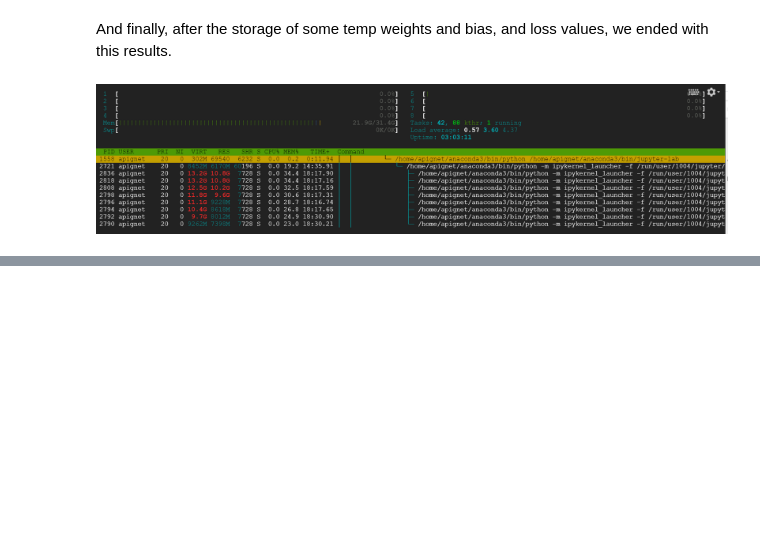
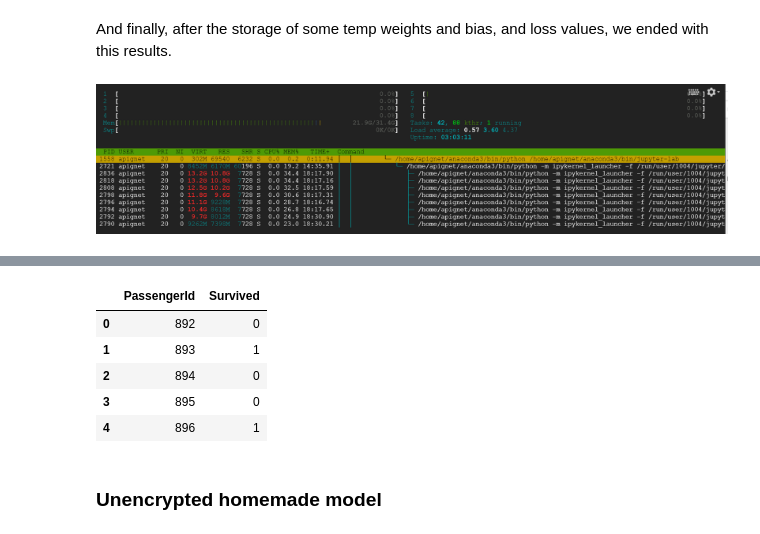
Before and after one commit to arthurPignet/privacy-preserving-titanic-challenge, a Jupyter notebook: ckks_titanic/notebooks/2-ap-main.ipynb, the cells around one changed output, grey strips where cells are left out. Cells and saved outputs as stored; diff of their text form; code cells hidden in the pictures; blank space fills up the shorter version.

Commit message:
sklearn submission file

```diff
--- a/ckks_titanic/notebooks/2-ap-main.ipynb
+++ b/ckks_titanic/notebooks/2-ap-main.ipynb
@@ -630,0 +637,2 @@ And finally, after the storage of some temp weights and bias, and loss values, w
+# %%
+proba_predictions = sk_model.predict(submission_test)
@@ -630,0 +657,14 @@ And finally, after the storage of some temp weights and bias, and loss values, w
+# %%
+submission_pred = 1*(np.array(proba_predictions) > 0.5)
+submission_df = pd.DataFrame({
+        "PassengerId": raw_test["PassengerId"],
+        "Survived": submission_pred.reshape(-1)
+    })
+submission_df.head()
+# %% [output]
+|  | PassengerId | Survived |
+| 0 | 892 | 0 |
+| 1 | 893 | 1 |
+| 2 | 894 | 0 |
+| 3 | 895 | 0 |
+| 4 | 896 | 1 |
@@ -630,0 +673,2 @@ And finally, after the storage of some temp weights and bias, and loss values, w
+# %% [markdown]
+### Unencrypted homemade model
```
Also changed, not shown: parts of 17 cells of this notebook, 2 other files.
